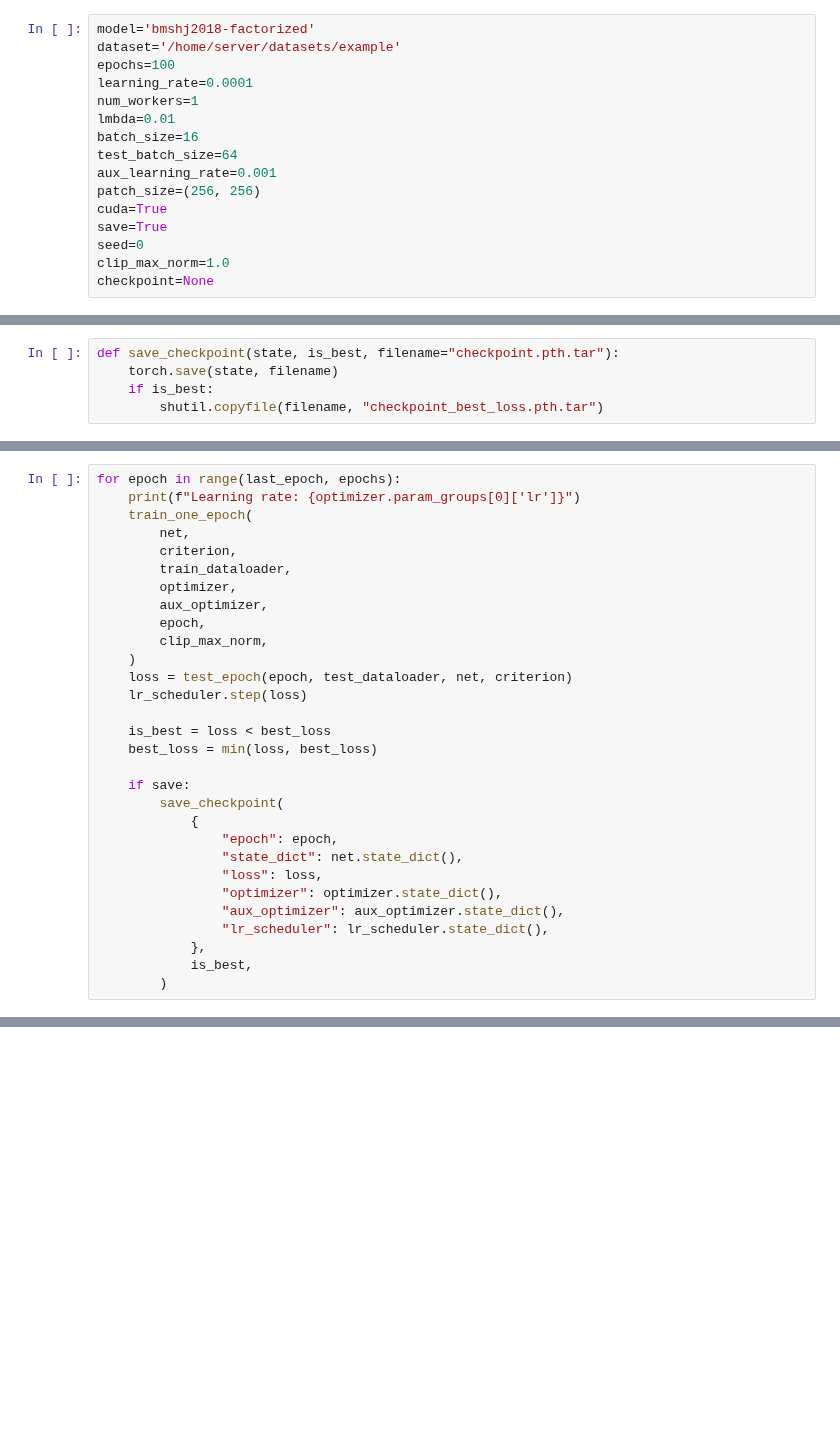
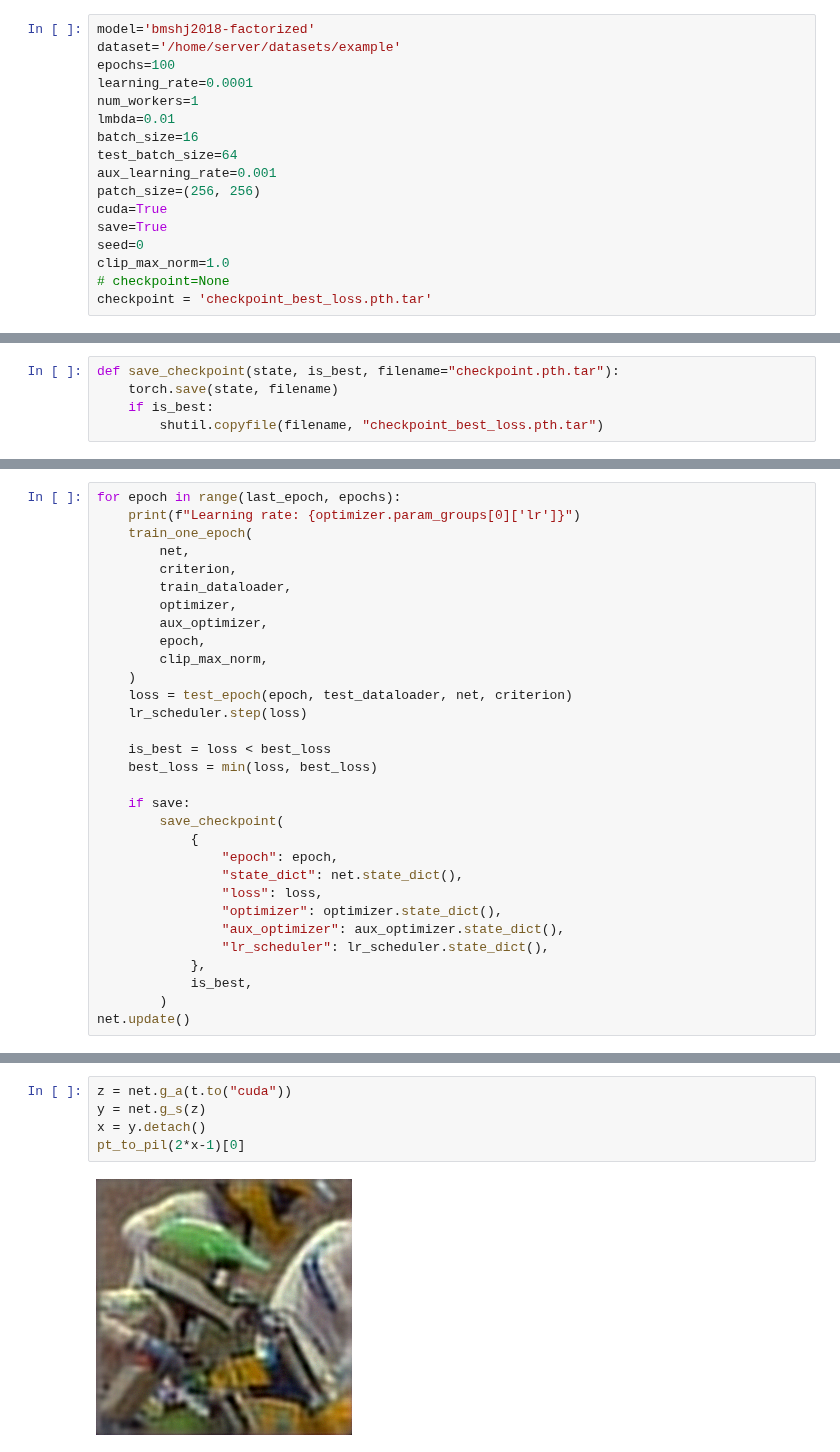
Before and after one commit to danjacobellis/moco, a Jupyter notebook: moco.ipynb, the cells around one changed output, grey strips where cells are left out. Saved outputs shown, nothing was run; the diff lists cells and outputs as text; blank space fills up the shorter version.

```diff
--- a/moco.ipynb
+++ b/moco.ipynb
@@ -24,7 +24,8 @@ cuda=True
 save=True
 seed=0
 clip_max_norm=1.0
-checkpoint=None
+# checkpoint=None
+checkpoint = 'checkpoint_best_loss.pth.tar'
 # %%
 def configure_optimizers(net):
     """Separate parameters for the main optimizer and the auxiliary optimizer.
@@ -198,4 +201,5 @@ for epoch in range(last_epoch, epochs):
             },
             is_best,
         )
+net.update()
 # %% [output]
@@ -218,0 +234,7 @@ Test epoch 99: Average losses:  Loss: 5.202 |   MSE loss: 0.004 |       Bpp loss
+# %%
+z = net.g_a(t.to("cuda"))
+y = net.g_s(z)
+x = y.detach()
+pt_to_pil(2*x-1)[0]
+# %% [output]
+[figure, added]
```
Also changed, not shown: parts of 6 cells of this notebook.
